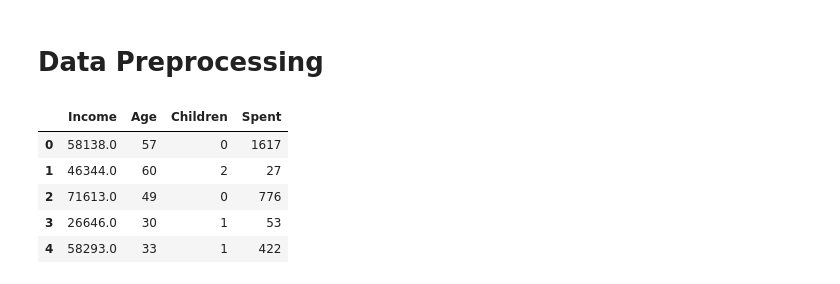
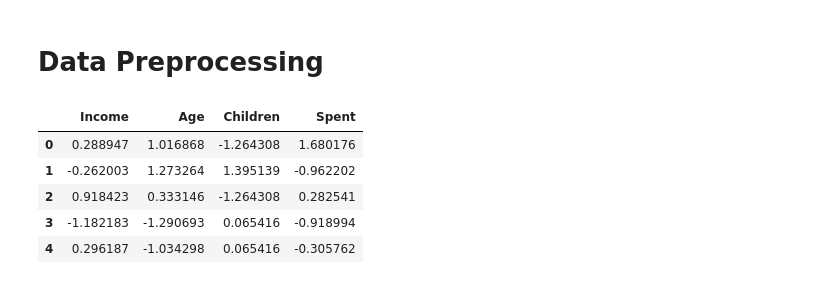
Before and after one commit to tomasz-te/Mini-Projects, a Jupyter notebook: Customer_personality.ipynb, the cells around one changed output. Drawn from its saved outputs; the diff is of its cells as text; code cells hidden in the pictures.

```diff
--- a/Customer_personality.ipynb
+++ b/Customer_personality.ipynb
@@ -265,13 +267,3 @@ plt.show()
 data = data[['Income', 'Age', 'Children', 'Spent']]
 # %% [markdown]
 # Data Preprocessing
-# %%
-# To
-data.head()
-# %% [output]
-|  | Income | Age | Children | Spent |
-| 0 | 58138.0 | 57 | 0 | 1617 |
-| 1 | 46344.0 | 60 | 2 | 27 |
-| 2 | 71613.0 | 49 | 0 | 776 |
-| 3 | 26646.0 | 30 | 1 | 53 |
-| 4 | 58293.0 | 33 | 1 | 422 |
@@ -279,0 +270,15 @@ K-Means Clustering.
+# %%
+# We would like to perform a standarization of data
+
+scaler = StandardScaler()
+scaler.fit(data)
+data = pd.DataFrame(scaler.transform(data),columns= data.columns )
+
+data.head()
+# %% [output]
+|  | Income | Age | Children | Spent |
+| 0 | 0.288947 | 1.016868 | -1.264308 | 1.680176 |
+| 1 | -0.262003 | 1.273264 | 1.395139 | -0.962202 |
+| 2 | 0.918423 | 0.333146 | -1.264308 | 0.282541 |
+| 3 | -1.182183 | -1.290693 | 0.065416 | -0.918994 |
+| 4 | 0.296187 | -1.034298 | 0.065416 | -0.305762 |
```
Also changed, not shown: parts of 6 cells of this notebook.
